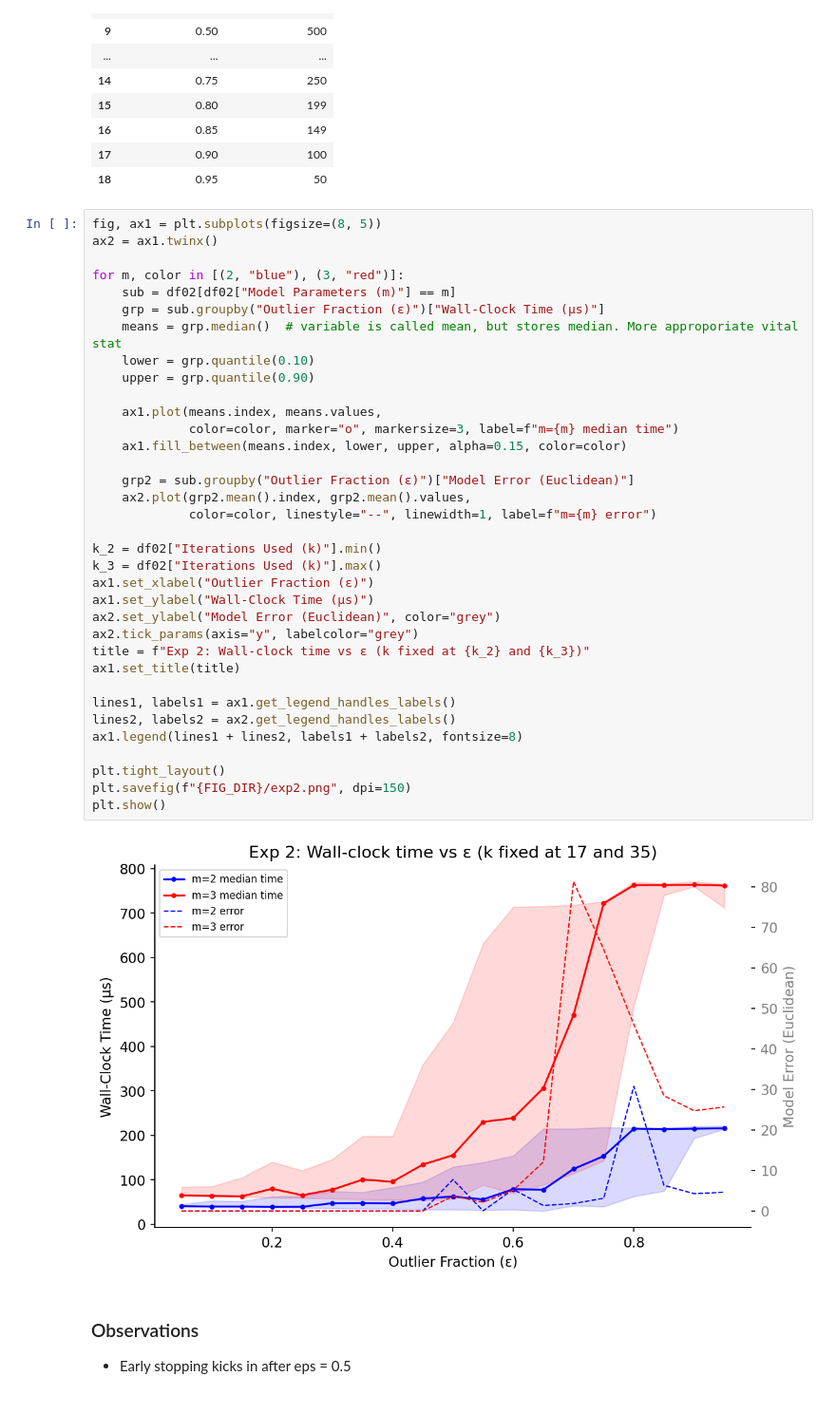
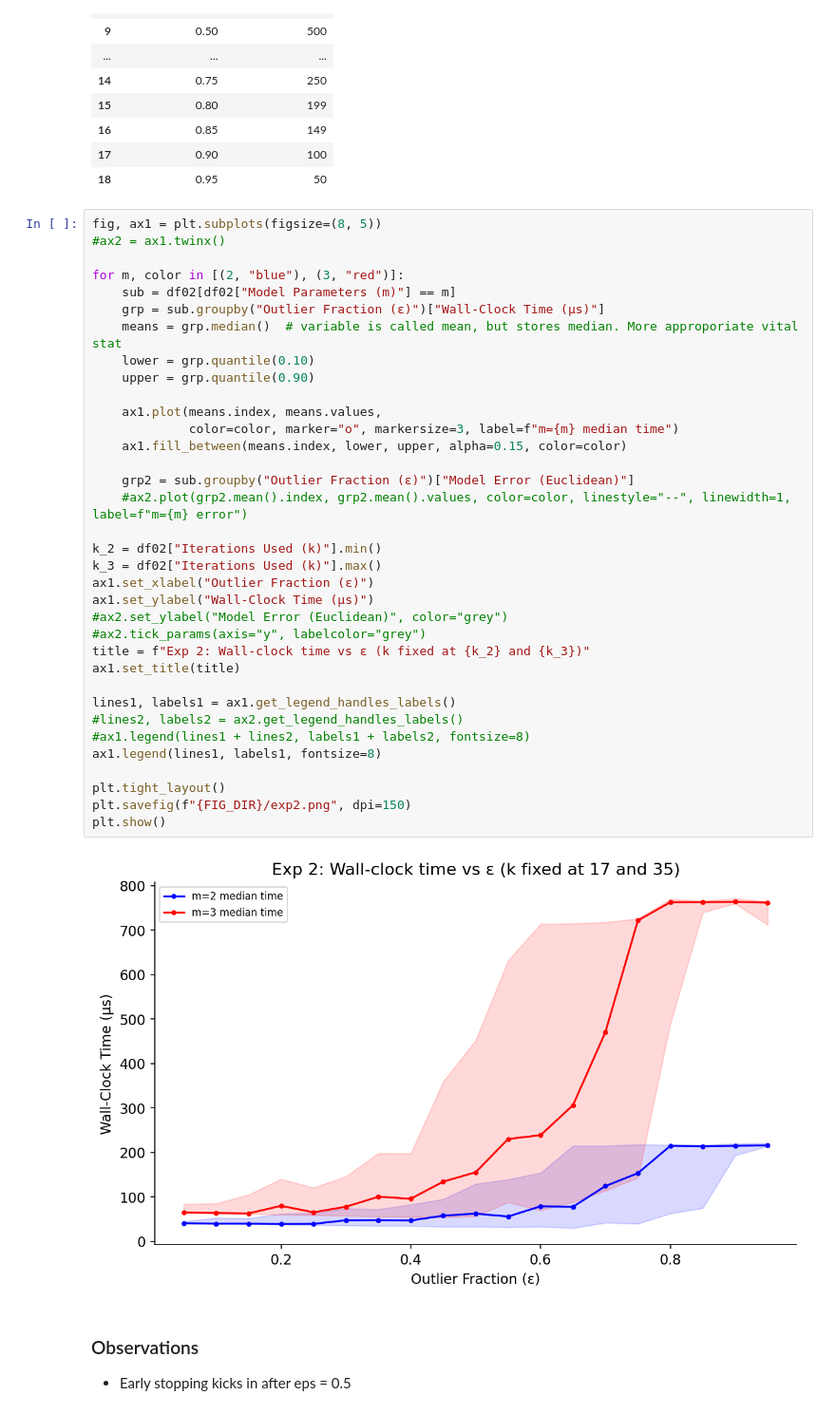
Before and after one commit to arshsinghphd/RANSAC-analysis, a Jupyter notebook: empirical_analysis/ransac_notebook.ipynb, the cells around one changed output. Shown at 95% size. Drawn from its saved outputs; the diff is of its cells as text.

Commit message:
update graph for exp 2

```diff
--- a/empirical_analysis/ransac_notebook.ipynb
+++ b/empirical_analysis/ransac_notebook.ipynb
@@ -158,41 +158,41 @@ df02.groupby('Outlier Fraction (ε)')['Expected Inliers (d)'].first().reset_inde
 | 18 | 0.95 | 50 |
 # %%
 fig, ax1 = plt.subplots(figsize=(8, 5))
-ax2 = ax1.twinx()
+#ax2 = ax1.twinx()
 
 for m, color in [(2, "blue"), (3, "red")]:
     sub = df02[df02["Model Parameters (m)"] == m]
     grp = sub.groupby("Outlier Fraction (ε)")["Wall-Clock Time (μs)"]
     means = grp.median()  # variable is called mean, but stores median. More approporiate vital stat
     lower = grp.quantile(0.10)
     upper = grp.quantile(0.90)
 
     ax1.plot(means.index, means.values,
              color=color, marker="o", markersize=3, label=f"m={m} median time")
     ax1.fill_between(means.index, lower, upper, alpha=0.15, color=color)
 
     grp2 = sub.groupby("Outlier Fraction (ε)")["Model Error (Euclidean)"]
-    ax2.plot(grp2.mean().index, grp2.mean().values,
-             color=color, linestyle="--", linewidth=1, label=f"m={m} error")
+    #ax2.plot(grp2.mean().index, grp2.mean().values, color=color, linestyle="--", linewidth=1, label=f"m={m} error")
 
 k_2 = df02["Iterations Used (k)"].min()
 k_3 = df02["Iterations Used (k)"].max()
 ax1.set_xlabel("Outlier Fraction (ε)")
 ax1.set_ylabel("Wall-Clock Time (μs)")
-ax2.set_ylabel("Model Error (Euclidean)", color="grey")
-ax2.tick_params(axis="y", labelcolor="grey")
+#ax2.set_ylabel("Model Error (Euclidean)", color="grey")
+#ax2.tick_params(axis="y", labelcolor="grey")
 title = f"Exp 2: Wall-clock time vs ε (k fixed at {k_2} and {k_3})"
 ax1.set_title(title)
 
 lines1, labels1 = ax1.get_legend_handles_labels()
-lines2, labels2 = ax2.get_legend_handles_labels()
-ax1.legend(lines1 + lines2, labels1 + labels2, fontsize=8)
+#lines2, labels2 = ax2.get_legend_handles_labels()
+#ax1.legend(lines1 + lines2, labels1 + labels2, fontsize=8)
+ax1.legend(lines1, labels1, fontsize=8)
 
 plt.tight_layout()
 plt.savefig(f"{FIG_DIR}/exp2.png", dpi=150)
 plt.show()
 # %% [output]
-[figure, old version]
+[figure, new version]
 # %% [markdown]
 ### Observations
 * Early stopping kicks in after eps = 0.5
```
